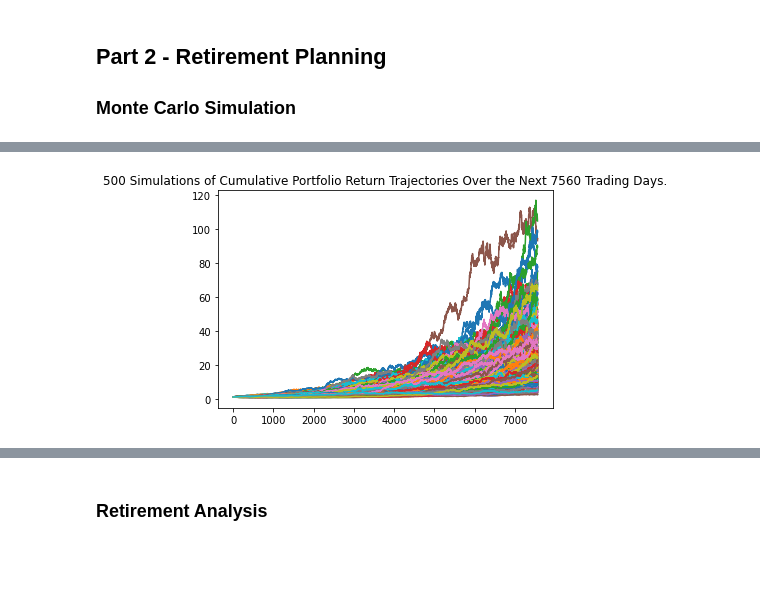
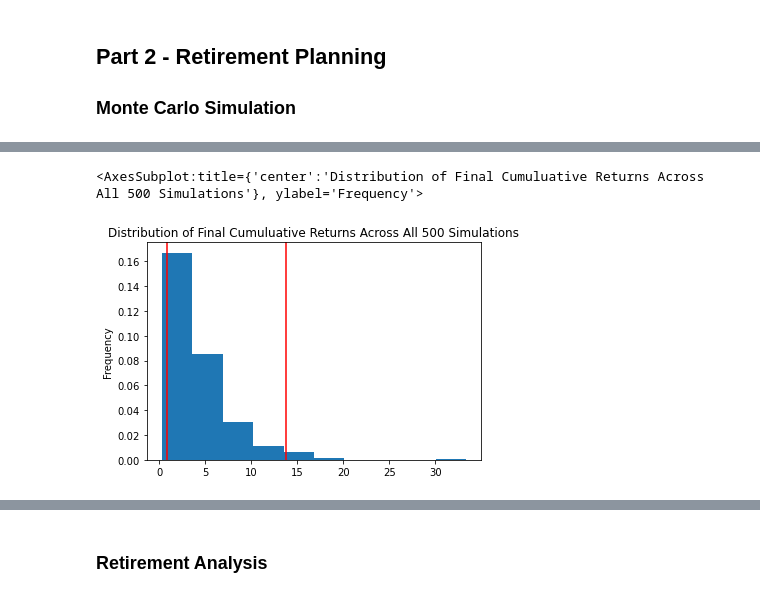
Before and after one commit to gjmillan/API_Financial_Planning, a Jupyter notebook: financial-planner.ipynb, the cells around one changed output, grey strips where cells are left out. Drawn from its saved outputs; the diff is of its cells as text; code cells hidden in the pictures; blank space fills up the shorter version.

Commit message:
Uploading Finalized Homework

```diff
--- a/financial-planner.ipynb
+++ b/financial-planner.ipynb
@@ -153,15 +232,23 @@ end_date = pd.Timestamp('2021-05-01', tz='America/New_York').isoformat()
 # %%
 # Get 5 years' worth of historical data for SPY and AGG
 # YOUR CODE HERE!
+spy_agg_df = alpaca_api.get_bars(
+    tickers,
+    timeframe,
+    start=start_date,
+    end=end_date
+).df
 
 # Reorganize the DataFrame
 # Separate ticker data
 # YOUR CODE HERE!
-
+agg_df = spy_agg_df[spy_agg_df["symbol"]=="AGG"].drop("symbol", axis=1)
+spy_df = spy_agg_df[spy_agg_df["symbol"]=="SPY"].drop("symbol", axis=1)
 
 # Concatenate the ticker DataFrames
 # YOUR CODE HERE!
+shares_df = pd.concat([AGG, SPY], axis=1, keys=['AGG', 'SPY'])
 
 # Display sample data
-df_stock_data.head()
+shares_df.head()
 # %% [output]
@@ -175,0 +263,7 @@ df_stock_data.head()
+# %%
+# Configuring a Monte Carlo simulation to forecast 30 years cumulative returns
+# YOUR CODE HERE!
+get_MCSimulation = MCSimulation(portfolio_data = shares_df,
+                                weights = [.40, .60],
+                                num_simulation = 500,
+                                num_trading_days = 252*30)
@@ -225,5 +336,7 @@ Running Monte Carlo simulation number 490.
 # %%
-# Plot simulation outcomes
+# Plot probability distribution and confidence intervals
 # YOUR CODE HERE!
+get_MCSimulation.plot_distribution()
 # %% [output]
+<AxesSubplot:title={'center':'Distribution of Final Cumuluative Returns Across All 500 Simulations'}, ylabel='Frequency'>
-[figure, old version]
+[figure, new version]
```
Also changed, not shown: parts of 32 cells of this notebook.
